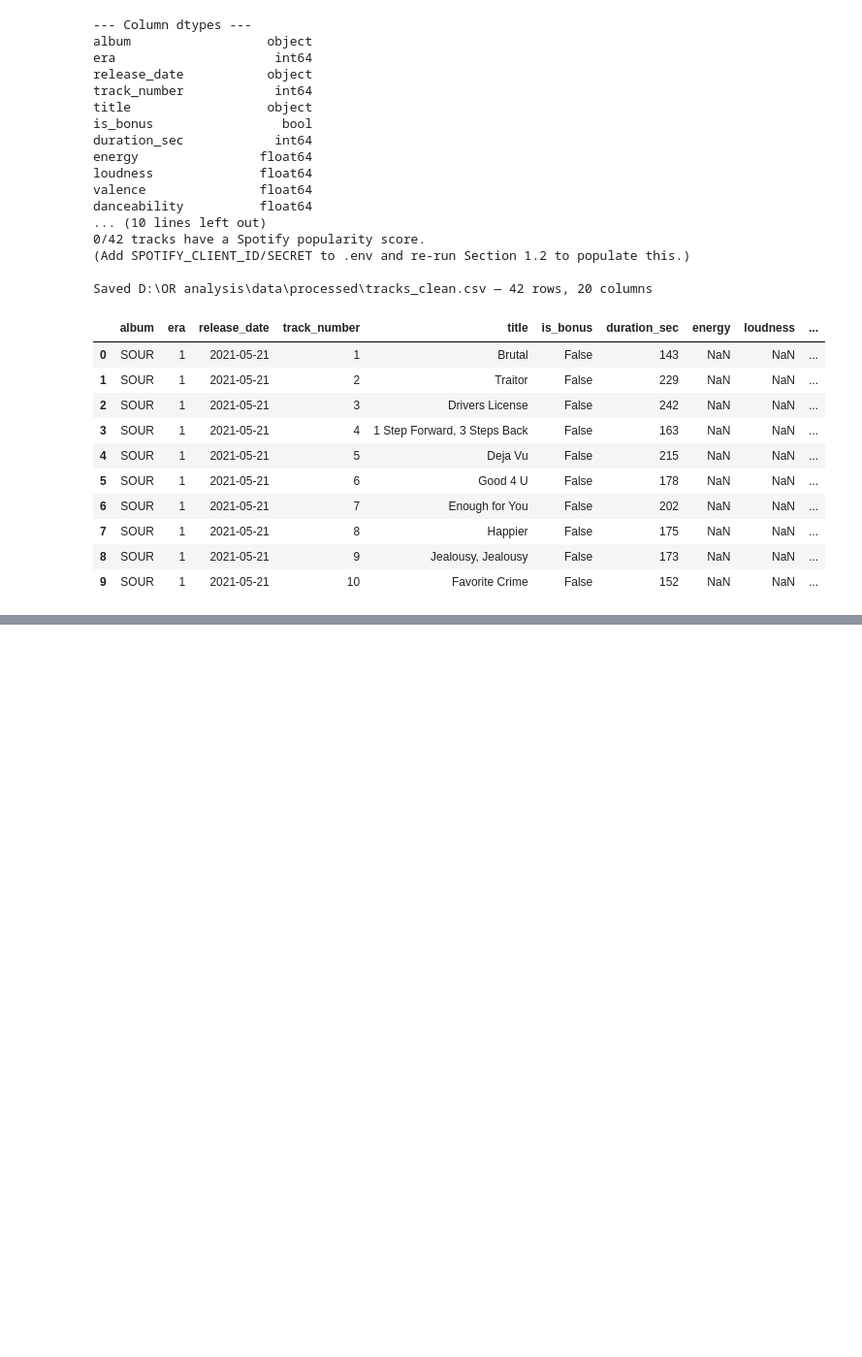
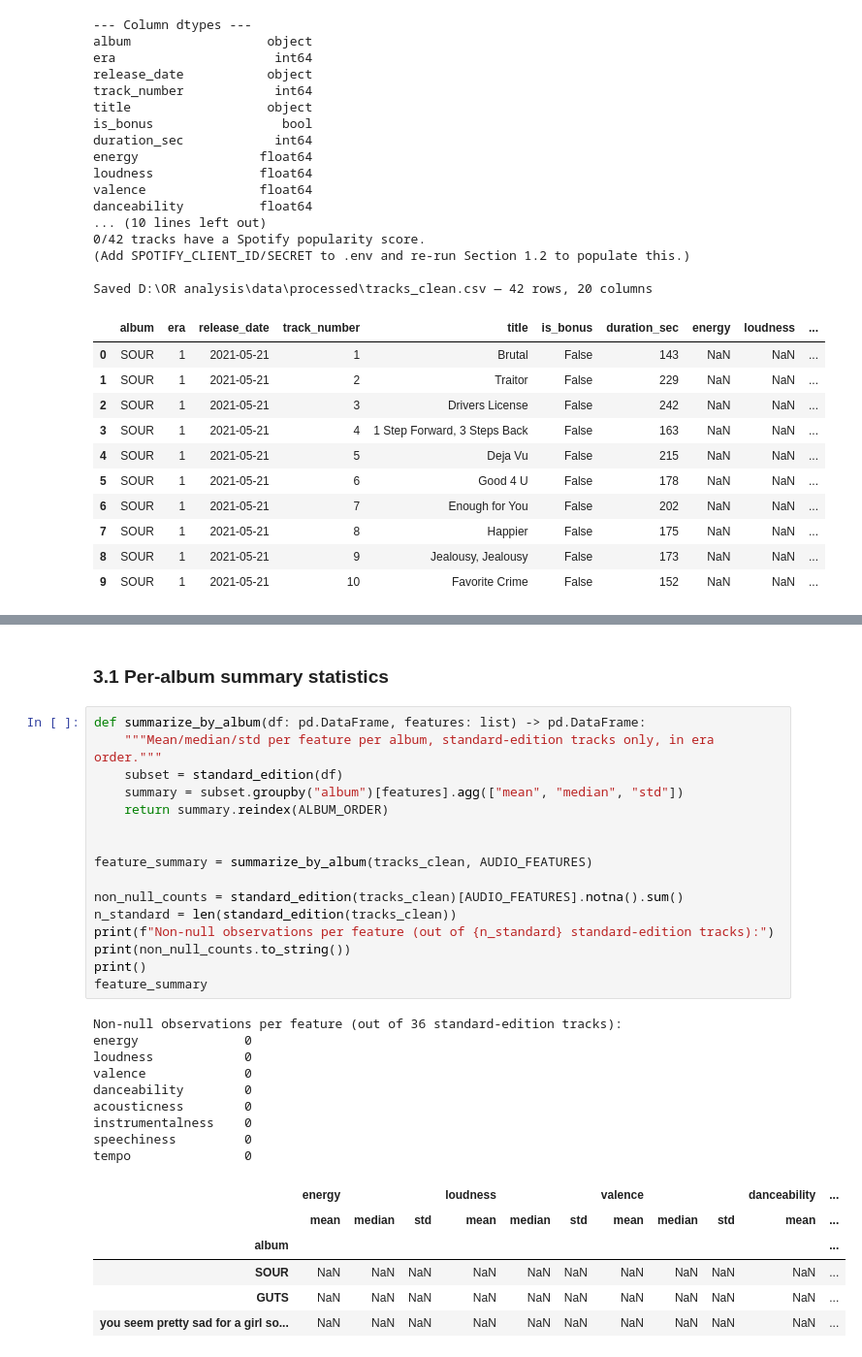
Before and after one commit to RasiShruthisuresh/OR3_Production_Project, a Jupyter notebook: notebooks/data_engineering_olivia_rodrigo.ipynb, the cells around one changed output, grey strips where cells are left out. Shown at 97% size. Cells and saved outputs as stored; diff of their text form; blank space fills up the shorter version.

```diff
--- a/notebooks/data_engineering_olivia_rodrigo.ipynb
+++ b/notebooks/data_engineering_olivia_rodrigo.ipynb
@@ -775,0 +835,34 @@ Saved D:\OR analysis\data\processed\tracks_clean.csv — 42 rows, 20 columns
+# %% [markdown]
+### 3.1 Per-album summary statistics
+# %%
+def summarize_by_album(df: pd.DataFrame, features: list) -> pd.DataFrame:
+    """Mean/median/std per feature per album, standard-edition tracks only, in era order."""
+    subset = standard_edition(df)
+    summary = subset.groupby("album")[features].agg(["mean", "median", "std"])
+    return summary.reindex(ALBUM_ORDER)
+
+
+feature_summary = summarize_by_album(tracks_clean, AUDIO_FEATURES)
+
+non_null_counts = standard_edition(tracks_clean)[AUDIO_FEATURES].notna().sum()
+n_standard = len(standard_edition(tracks_clean))
+print(f"Non-null observations per feature (out of {n_standard} standard-edition tracks):")
+print(non_null_counts.to_string())
+print()
+feature_summary
+# %% [output]
+Non-null observations per feature (out of 36 standard-edition tracks):
+energy              0
+loudness            0
+valence             0
+danceability        0
+acousticness        0
+instrumentalness    0
+speechiness         0
+tempo               0
+|  | energy |  |  | loudness |  |  | valence |  |  | danceability | ... |
+|  | mean | median | std | mean | median | std | mean | median | std | mean | ... |
+| album |  |  |  |  |  |  |  |  |  |  | ... |
+| SOUR | NaN | NaN | NaN | NaN | NaN | NaN | NaN | NaN | NaN | NaN | ... |
+| GUTS | NaN | NaN | NaN | NaN | NaN | NaN | NaN | NaN | NaN | NaN | ... |
+| you seem pretty sad for a girl so... | NaN | NaN | NaN | NaN | NaN | NaN | NaN | NaN | NaN | NaN | ... |
```
Also changed, not shown: parts of 8 cells of this notebook.
